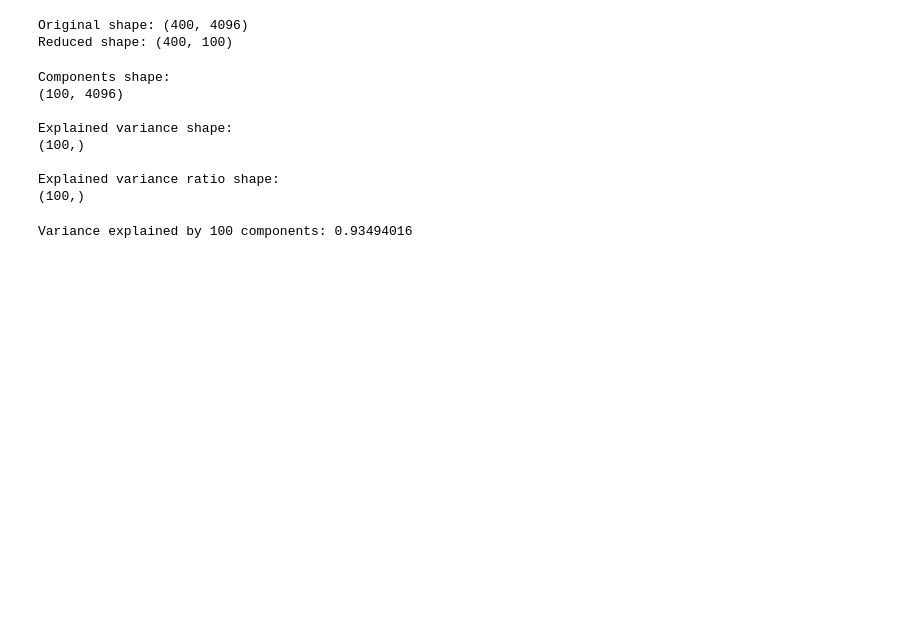
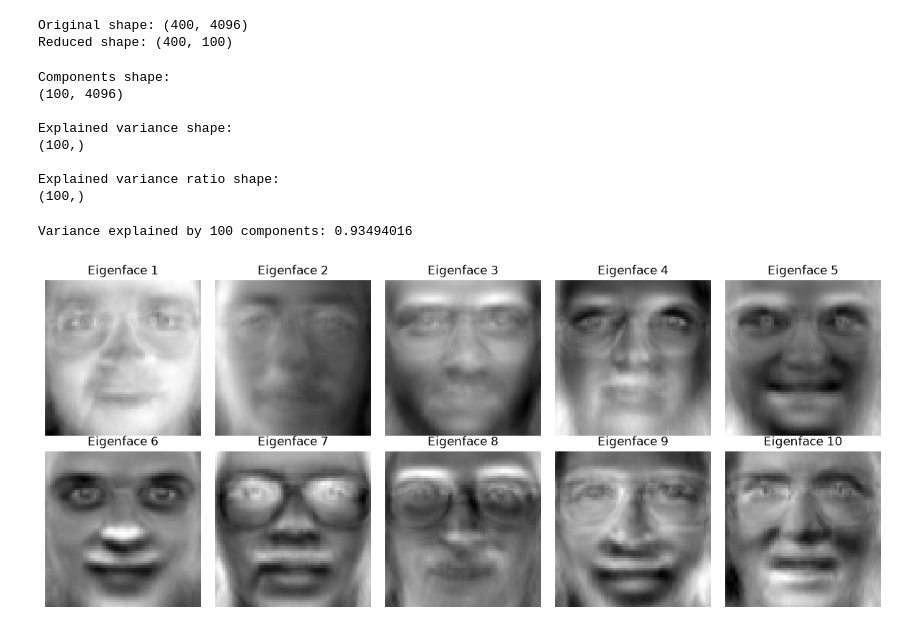
Before and after one commit to dilliram-code/mbust, a Jupyter notebook: Machine Learning by Suresh sir/Assignment_1.ipynb, the cells around one changed output. Cells and saved outputs as stored; diff of their text form; code cells hidden in the pictures; blank space fills up the shorter version.

```diff
--- a/Machine Learning by Suresh sir/Assignment_1.ipynb
+++ b/Machine Learning by Suresh sir/Assignment_1.ipynb
@@ -1245,3 +1245,18 @@ print("Variance explained by 100 components:",
       total_variance)
 # %% [output]
 Variance explained by 100 components: 0.93494016
+# %%
+# display some eigen faces
+fig, axes = plt.subplots(2, 5, figsize=(12, 5))
+
+for i, ax in enumerate(axes.ravel()):
+    eigenface = pca_sklearn.components_[i]
+
+    ax.imshow(eigenface.reshape(64, 64), cmap="gray")
+    ax.set_title(f"Eigenface {i+1}")
+    ax.axis("off")
+
+plt.tight_layout()
+plt.show()
+# %% [output]
+[figure, added]
```
